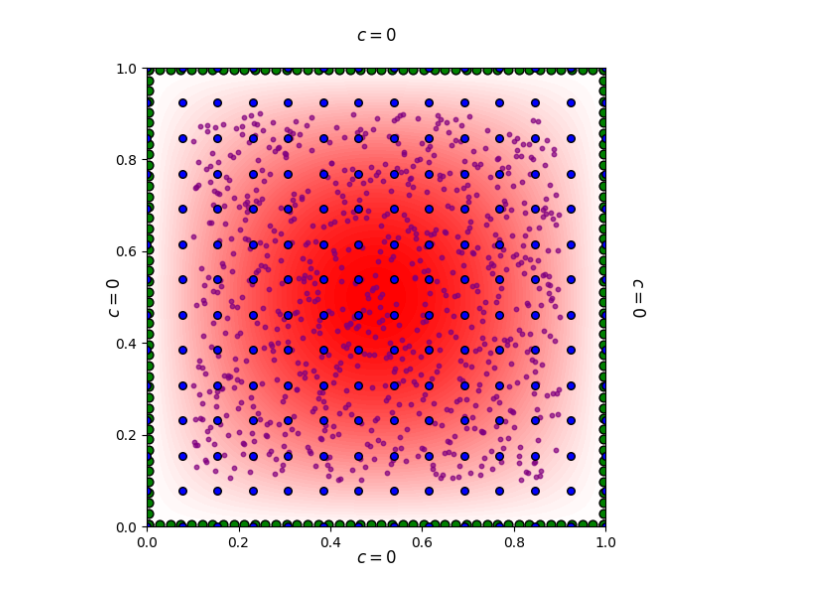
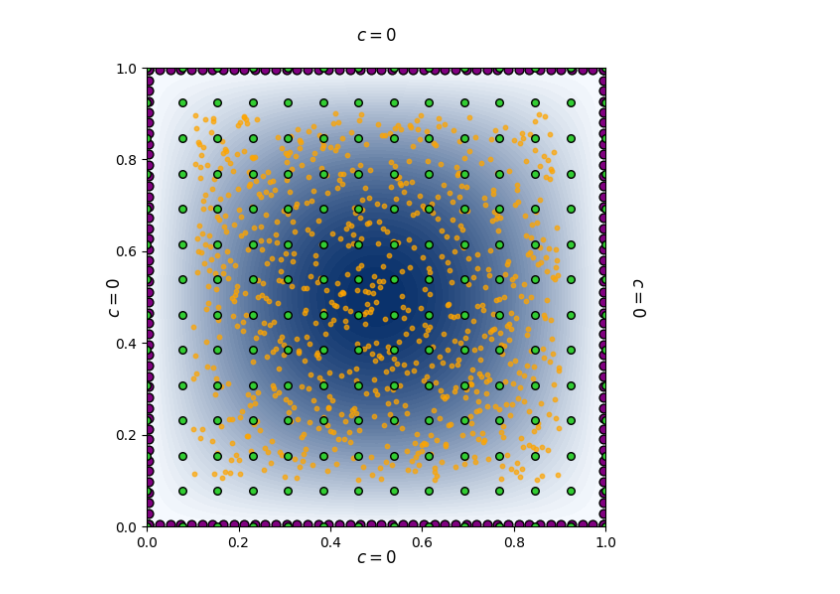
Before and after one commit to sushirito/Molecular-Dynamics, a Jupyter notebook: visuals_collocation.ipynb, the cells around one changed output. Drawn from its saved outputs; the diff is of its cells as text; code cells hidden in the pictures.

```diff
--- a/visuals_collocation.ipynb
+++ b/visuals_collocation.ipynb
@@ -234,58 +323,48 @@ plt.show()
 # %%
-import numpy as np
-import matplotlib.pyplot as plt
-from matplotlib.colors import LinearSegmentedColormap
+# Improved Visualization with Adjusted Boundary Placement & Color Scheme
 
-# Create grid for background
-x = np.linspace(0, 1, 200)
-y = np.linspace(0, 1, 200)
-X, Y = np.meshgrid(x, y)
+# Adjust boundary point placement to prevent cutoff by slightly shifting inward
+boundary_offset = 0.005  # Small offset to keep boundary points visible
+bc_x = np.linspace(x_min + boundary_offset, x_max - boundary_offset, int(np.sqrt(num_bc)))
+bc_y = np.linspace(y_min + boundary_offset, y_max - boundary_offset, int(np.sqrt(num_bc)))
 
-# Define the sinusoidal function for the colormap background
-Z = np.sin(np.pi * X) * np.sin(np.pi * Y)
+# Re-generate boundary points with offset
+bc_top = np.array([[x, y_max - boundary_offset] for x in bc_x])
+bc_bottom = np.array([[x, y_min + boundary_offset] for x in bc_x])
+bc_left = np.array([[x_min + boundary_offset, y] for y in bc_y])
+bc_right = np.array([[x_max - boundary_offset, y] for y in bc_y])
+bc_points = np.vstack([bc_top, bc_bottom, bc_left, bc_right])
 
-# Define a red-to-white colormap
-colors = ["white", "red"]
-cmap = LinearSegmentedColormap.from_list("white_red", colors)
+# Define a blue-to-yellow colormap for better contrast
+colors = ["#f7fbff", "#08306b"]  # Light blue to dark blue
+cmap = LinearSegmentedColormap.from_list("blue_yellow", colors)
 
-# Create figure
+# Create figure with improved color scheme
 fig, ax = plt.subplots(figsize=(6, 6))
 
-# Plot the contour background
+# Plot the background sinusoidal field
 contour = ax.contourf(X, Y, Z, levels=50, cmap=cmap)
-#plt.colorbar(contour, label=r'$c(x,y) = \sin(\pi x) \sin(\pi y)$')
 
-
-# Label boundary as c=0
+# Adjust boundary labels
 ax.text(0.5, -0.05, r'$c = 0$', ha='center', va='top', color='black', fontsize=12)
 ax.text(0.5, 1.05, r'$c = 0$', ha='center', va='bottom', color='black', fontsize=12)
 ax.text(-0.05, 0.5, r'$c = 0$', ha='right', va='center', rotation=90, color='black', fontsize=12)
 ax.text(1.05, 0.5, r'$c = 0$', ha='left', va='center', rotation=-90, color='black', fontsize=12)
 
-# Overlay collocation points
+# Overlay collocation points with improved color choices
+ax.scatter(lhs_points[:, 0], lhs_points[:, 1], color='orange', s=10, alpha=0.7, label='LHS (PDE Points)')  # Orange for LHS
+ax.scatter(bc_points[:, 0], bc_points[:, 1], color='purple', s=40, label=r'$c = 0$ (Dirichlet BC)', edgecolors='black')  # Purple for BCs
+ax.scatter(ic_points[:, 0], ic_points[:, 1], color='limegreen', s=30, label=r'$c(x,y,0)$ (IC)', edgecolors='black')  # Lime green for ICs
 
-# Plot PDE collocation points (LHS, red, scattered inside)
-ax.scatter(lhs_points[:, 0], lhs_points[:, 1], color='purple', s=10, alpha=0.7, label='LHS (PDE Points)')
-
-# Plot Dirichlet boundary conditions (black, increased density)
-ax.scatter(bc_points[:, 0], bc_points[:, 1], color='green', s=40, label=r'$c = 0$ (Dirichlet BC)', edgecolors='black')
-
-# Plot Initial Condition Points (Blue)
-ax.scatter(ic_points[:, 0], ic_points[:, 1], color='blue', s=30, label=r'$c(x,y,0)$ (IC)', edgecolors='black')
-
-# Set labels and style
+# Adjust layout and styling
 ax.set_xlim([0, 1])
 ax.set_ylim([0, 1])
-#ax.set_xlabel("x")
-#ax.set_ylabel("y")
-#ax.set_title("Collocation Points Overlaid on Sinusoidal Field")
-#ax.legend(loc='upper right', fontsize=9, frameon=True)
 ax.set_aspect('equal')
 
-# Show plot
+# Show improved plot
 plt.show()
 # %% [output]
-[figure, old version]
+[figure, new version]
 # %%
 # Improved Visualization with Adjusted Boundary Placement & Color Scheme
 
```
Also changed, not shown: parts of 12 cells of this notebook.
